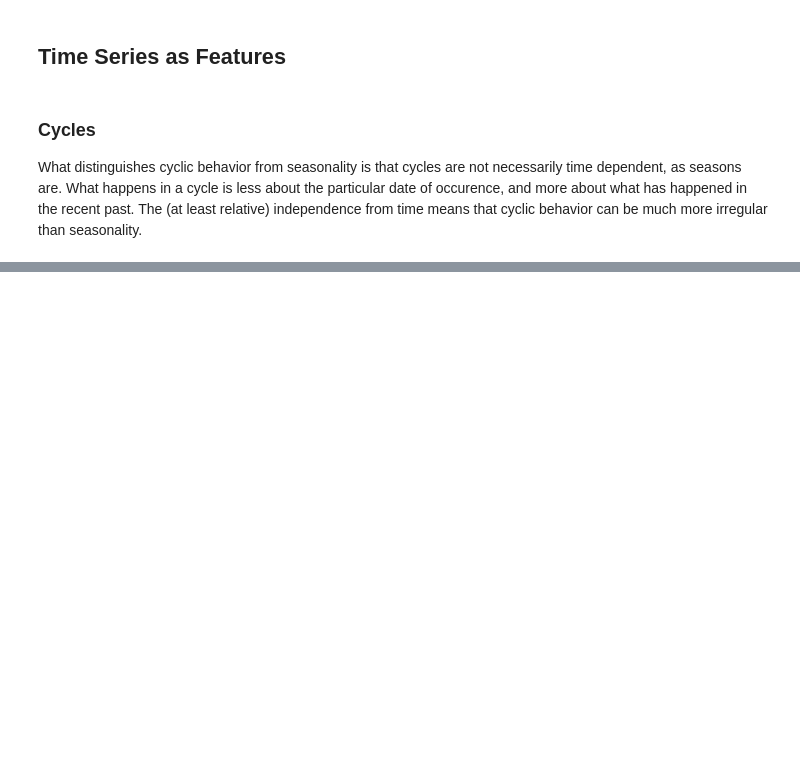
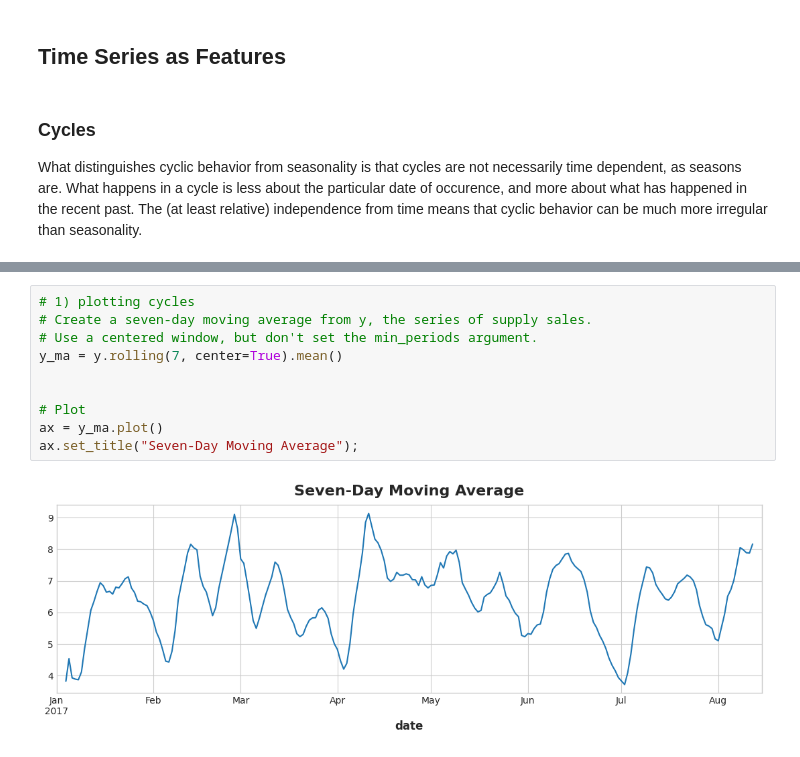
Before and after one commit to josephbak/store-sales-tsf, a Jupyter notebook: eda.ipynb, the cells around one changed output, grey strips where cells are left out. Cells and saved outputs as stored; diff of their text form; blank space fills up the shorter version.

```diff
--- a/eda.ipynb
+++ b/eda.ipynb
@@ -1193,0 +1296,12 @@ fundamental limitation of using lagged features in time series forecasting: Lagg
+# %%
+# 1) plotting cycles
+# Create a seven-day moving average from y, the series of supply sales.
+# Use a centered window, but don't set the min_periods argument.
+y_ma = y.rolling(7, center=True).mean()
+
+
+# Plot
+ax = y_ma.plot()
+ax.set_title("Seven-Day Moving Average");
+# %% [output]
+[figure, added]
```
Also changed, not shown: parts of 6 cells of this notebook, 1 other file.
